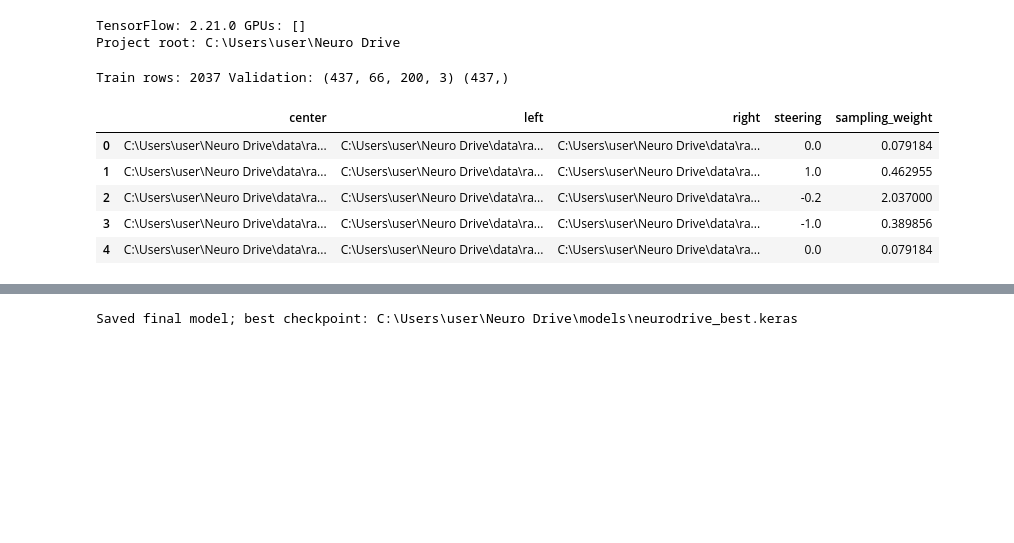
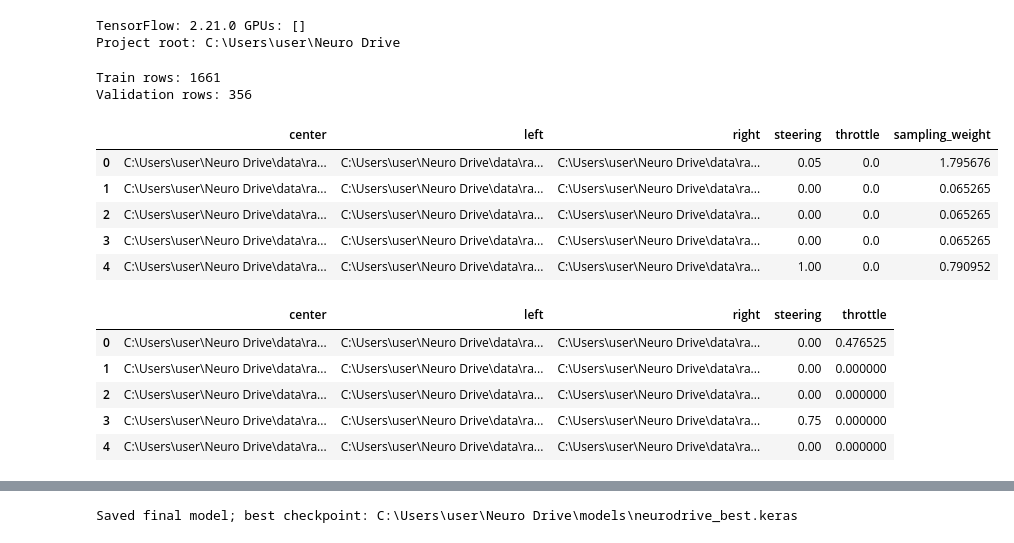
Before and after one commit to abdulraheem05/Neuro-Drive, a Jupyter notebook: notebooks/model_training.ipynb, the cells around one changed output, grey strips where cells are left out. Cells and saved outputs as stored; diff of their text form; code cells hidden in the pictures; blank space fills up the shorter version.

```diff
--- a/notebooks/model_training.ipynb
+++ b/notebooks/model_training.ipynb
@@ -22,22 +22,37 @@ print("Project root:",PROJECT_ROOT)
 TensorFlow: 2.21.0 GPUs: []
 Project root: C:\Users\user\Neuro Drive
 # %%
-train_df=pd.read_csv(os.path.join(DATA_PROCESSED,"train_manifest.csv"))
-val_data=np.load(os.path.join(DATA_PROCESSED,"validation_data.npz"))
-X_val=val_data["X_val"]
-y_val=val_data["y_val"].astype(np.float32).reshape(-1)
-print("Train rows:",len(train_df),"Validation:",X_val.shape,y_val.shape)
+train_df = pd.read_csv(
+    os.path.join(DATA_PROCESSED, "train_manifest.csv")
+)
+
+val_df = pd.read_csv(
+    os.path.join(DATA_PROCESSED, "validation_manifest.csv")
+)
+
+print("Train rows:", len(train_df))
+print("Validation rows:", len(val_df))
+
 display(train_df.head())
-assert len(train_df)>0 and len(X_val)>0
-assert X_val.shape[1:]==(IMG_HEIGHT,IMG_WIDTH,3)
+display(val_df.head())
+
+assert len(train_df) > 0 and len(val_df) > 0
+assert {"center", "steering", "throttle"}.issubset(val_df.columns)
 # %% [output]
-Train rows: 2037 Validation: (437, 66, 200, 3) (437,)
+Train rows: 1661
+Validation rows: 356
-|  | center | left | right | steering | sampling_weight |
-| 0 | C:\Users\user\Neuro Drive\data\ra... | C:\Users\user\Neuro Drive\data\ra... | C:\Users\user\Neuro Drive\data\ra... | 0.0 | 0.079184 |
-| 1 | C:\Users\user\Neuro Drive\data\ra... | C:\Users\user\Neuro Drive\data\ra... | C:\Users\user\Neuro Drive\data\ra... | 1.0 | 0.462955 |
-| 2 | C:\Users\user\Neuro Drive\data\ra... | C:\Users\user\Neuro Drive\data\ra... | C:\Users\user\Neuro Drive\data\ra... | -0.2 | 2.037000 |
-| 3 | C:\Users\user\Neuro Drive\data\ra... | C:\Users\user\Neuro Drive\data\ra... | C:\Users\user\Neuro Drive\data\ra... | -1.0 | 0.389856 |
-| 4 | C:\Users\user\Neuro Drive\data\ra... | C:\Users\user\Neuro Drive\data\ra... | C:\Users\user\Neuro Drive\data\ra... | 0.0 | 0.079184 |
+|  | center | left | right | steering | throttle | sampling_weight |
+| 0 | C:\Users\user\Neuro Drive\data\ra... | C:\Users\user\Neuro Drive\data\ra... | C:\Users\user\Neuro Drive\data\ra... | 0.05 | 0.0 | 1.795676 |
+| 1 | C:\Users\user\Neuro Drive\data\ra... | C:\Users\user\Neuro Drive\data\ra... | C:\Users\user\Neuro Drive\data\ra... | 0.00 | 0.0 | 0.065265 |
+| 2 | C:\Users\user\Neuro Drive\data\ra... | C:\Users\user\Neuro Drive\data\ra... | C:\Users\user\Neuro Drive\data\ra... | 0.00 | 0.0 | 0.065265 |
+| 3 | C:\Users\user\Neuro Drive\data\ra... | C:\Users\user\Neuro Drive\data\ra... | C:\Users\user\Neuro Drive\data\ra... | 0.00 | 0.0 | 0.065265 |
+| 4 | C:\Users\user\Neuro Drive\data\ra... | C:\Users\user\Neuro Drive\data\ra... | C:\Users\user\Neuro Drive\data\ra... | 1.00 | 0.0 | 0.790952 |
+|  | center | left | right | steering | throttle |
+| 0 | C:\Users\user\Neuro Drive\data\ra... | C:\Users\user\Neuro Drive\data\ra... | C:\Users\user\Neuro Drive\data\ra... | 0.00 | 0.476525 |
+| 1 | C:\Users\user\Neuro Drive\data\ra... | C:\Users\user\Neuro Drive\data\ra... | C:\Users\user\Neuro Drive\data\ra... | 0.00 | 0.000000 |
+| 2 | C:\Users\user\Neuro Drive\data\ra... | C:\Users\user\Neuro Drive\data\ra... | C:\Users\user\Neuro Drive\data\ra... | 0.00 | 0.000000 |
+| 3 | C:\Users\user\Neuro Drive\data\ra... | C:\Users\user\Neuro Drive\data\ra... | C:\Users\user\Neuro Drive\data\ra... | 0.75 | 0.000000 |
+| 4 | C:\Users\user\Neuro Drive\data\ra... | C:\Users\user\Neuro Drive\data\ra... | C:\Users\user\Neuro Drive\data\ra... | 0.00 | 0.000000 |
 # %%
 def preprocess_image(image):
     h,w=image.shape[:2]
```
Also changed, not shown: parts of 12 cells of this notebook, 4 other files.
